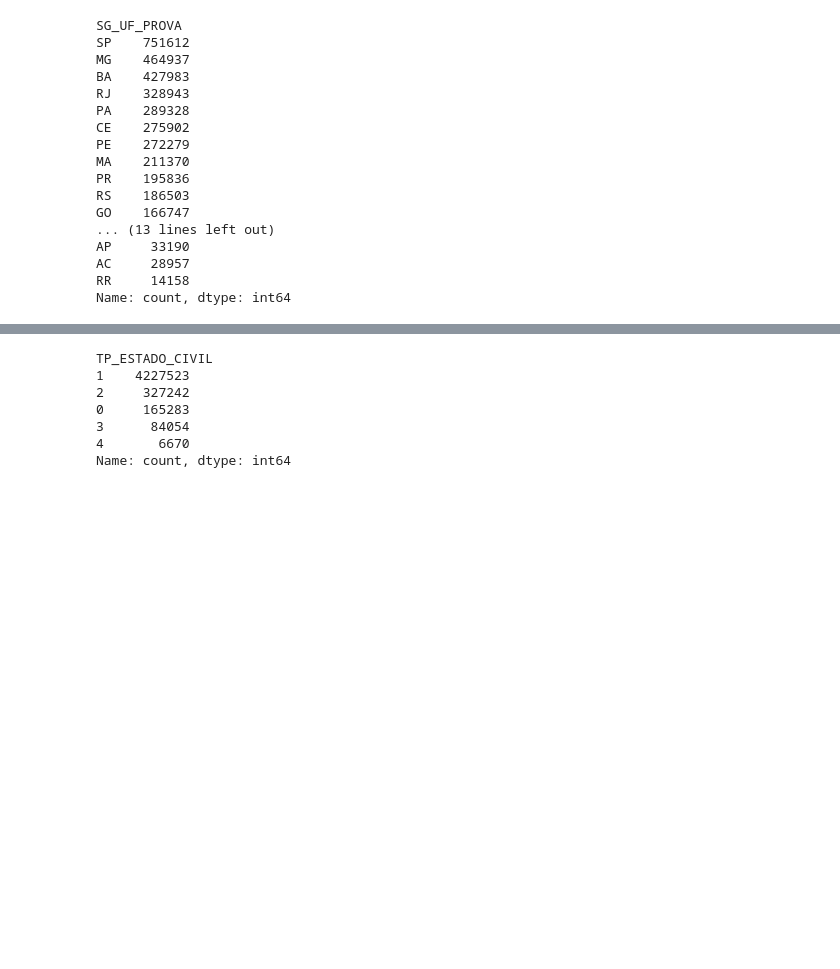
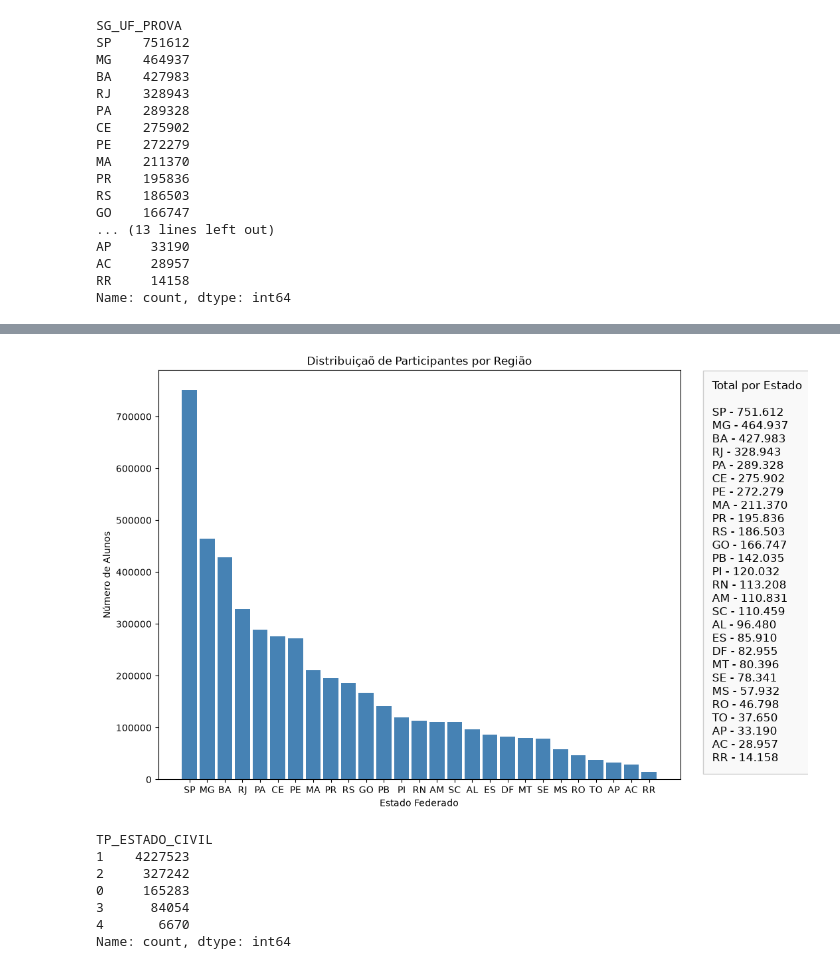
Before and after one commit to Teolfe/Microdados-ENEM-2025, a Jupyter notebook: Enem2025.ipynb, the cells around one changed output, grey strips where cells are left out. Saved outputs shown, nothing was run; the diff lists cells and outputs as text; code cells hidden in the pictures; blank space fills up the shorter version.

```diff
--- a/Enem2025.ipynb
+++ b/Enem2025.ipynb
@@ -106,0 +101,5 @@ Estados.hist(bins=27)
+# %%
+# Vamos montar um histograma para facilitar a visualização
+# Somando as respostas dos candidatos para cada Estado
+estados_df = participantes_df['SG_UF_PROVA'].value_counts().reset_index(name='Quantidade')
+estados_df
@@ -107,3 +124,38 @@ Estados.hist(bins=27)
+# %%
+fig, ax = plt.subplots(figsize=(12,8))
+# Definindo colunas para o grafico de barras
+histograma = ax.bar(estados_df['SG_UF_PROVA'], estados_df['Quantidade'],
+                    color="steelblue",
+                   width=0.85)
+
+# 3. Títulos e rótulos
+plt.title("Distribuiçaõ de Participantes por Região")
+ax.set_xlabel("Estado Federado")
+ax.set_ylabel("Número de Alunos")
+
+texto_legenda = "Total por Estado\n\n" + "\n".join(
+    [f"{row.SG_UF_PROVA} - {int(row.Quantidade):,}".replace(',', '.') for row in estados_df.itertuples()]
+)
+
+fig.text(
+    0.82,
+    0.5,
+    texto_legenda,
+    fontsize=12,  # Fonte menor para caber bem devido ao tamanho dos textos de renda
+    verticalalignment="center",
+    bbox=dict(
+        boxstyle="square,pad=0.8",
+        facecolor="#f9f9f9",
+        edgecolor="#cccccc",
+        linewidth=1,
+    ),
+)
+
+plt.subplots_adjust(right=0.78)
+
+plt.show()
+# %% [output]
+[figure, added]
 # %%
 #Seleção do estado civil
 estado_civil = participantes_df['TP_ESTADO_CIVIL']
```
Also changed, not shown: parts of 4 cells of this notebook.
